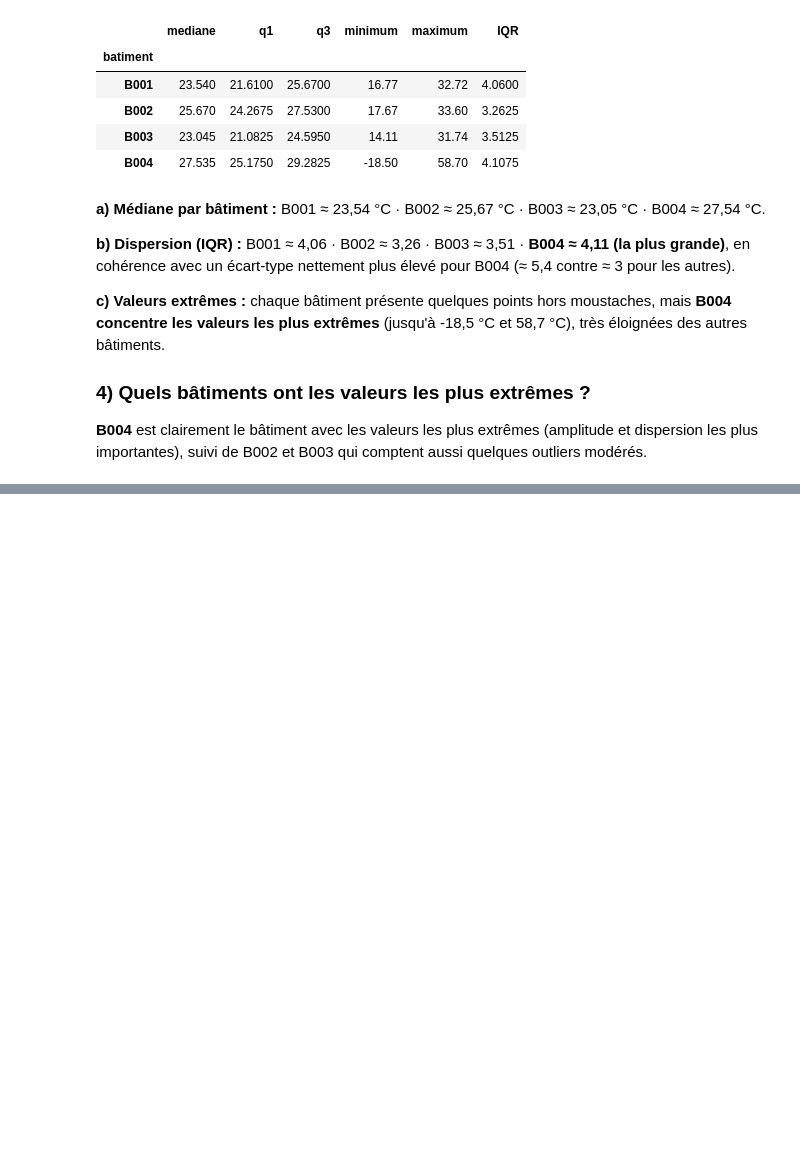
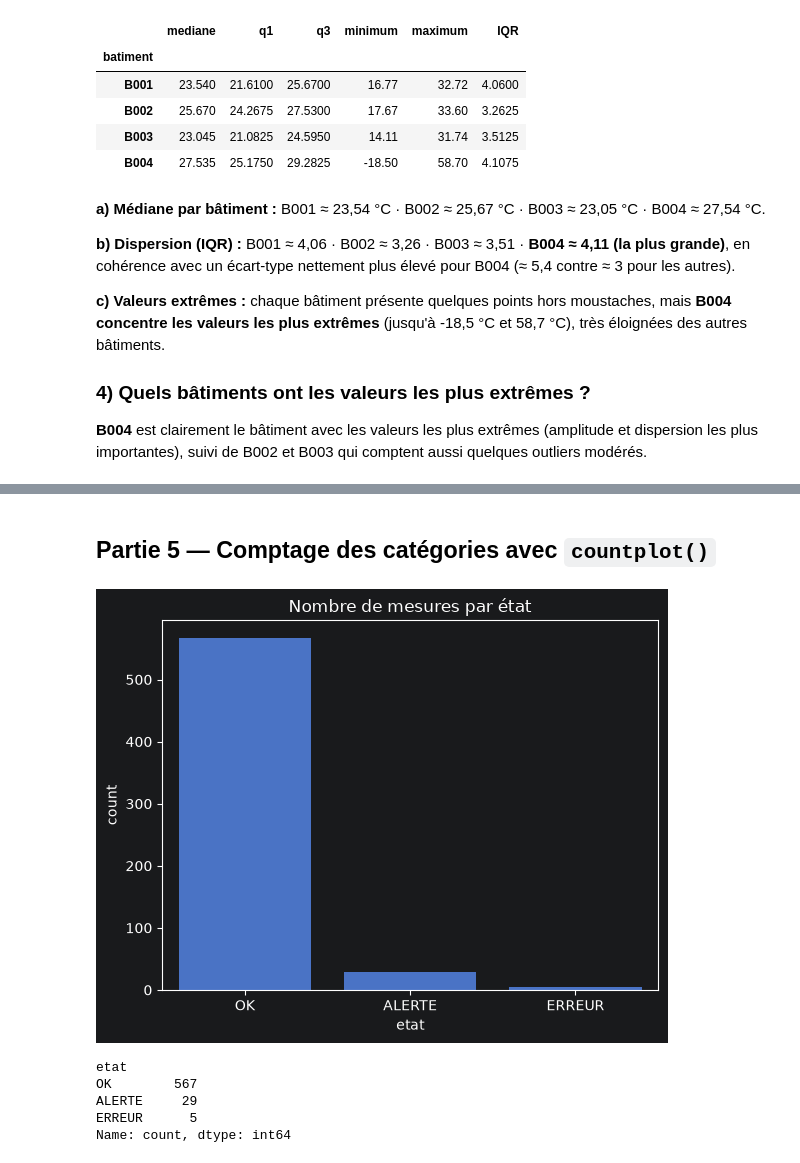
Before and after one commit to massamba0809/atelier_seaborn_iot, a Jupyter notebook: notebooks/atelier_seaborn_iot.ipynb, the cells around one changed output, grey strips where cells are left out. Cells and saved outputs as stored; diff of their text form; code cells hidden in the pictures; blank space fills up the shorter version.

```diff
--- a/notebooks/atelier_seaborn_iot.ipynb
+++ b/notebooks/atelier_seaborn_iot.ipynb
@@ -214,0 +239,16 @@ stats
+# %% [markdown]
+## Partie 5 — Comptage des catégories avec `countplot()`
+# %%
+plt.figure()
+sns.countplot(data=df, x="etat", order=df["etat"].value_counts().index)
+plt.title("Nombre de mesures par état")
+plt.show()
+
+df["etat"].value_counts()
+# %% [output]
+[figure, added]
+etat
+OK        567
+ALERTE     29
+ERREUR      5
+Name: count, dtype: int64
```
Also changed, not shown: parts of 11 cells of this notebook.
